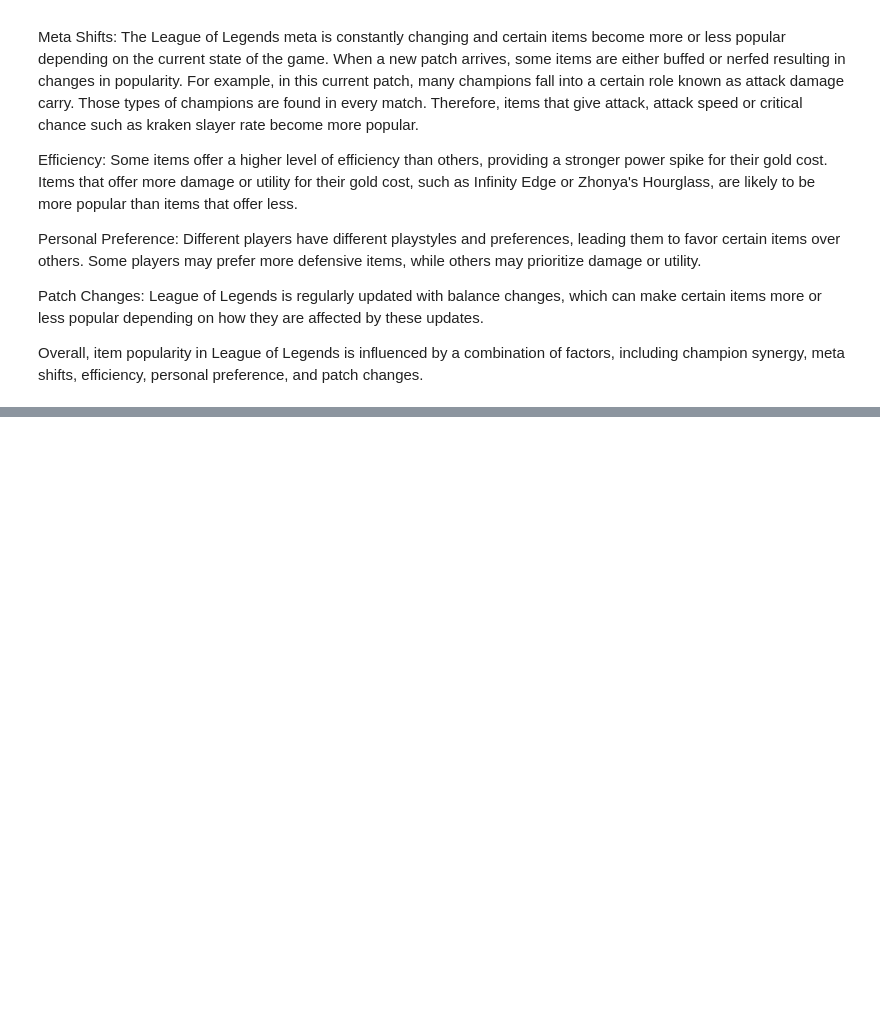
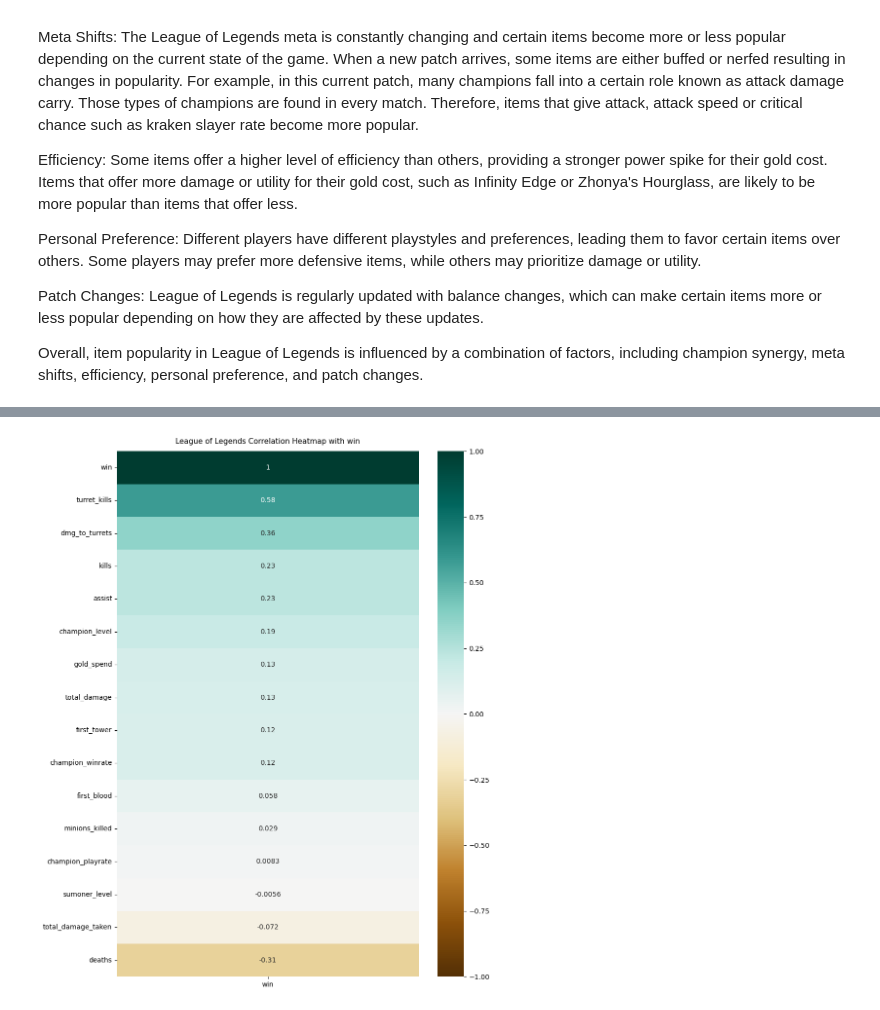
Before and after one commit to ThinhHong/Personal-Projects, a Jupyter notebook: League/Data Analysis.ipynb, the cells around one changed output, grey strips where cells are left out. Cells and saved outputs as stored; diff of their text form; code cells hidden in the pictures; blank space fills up the shorter version.

```diff
--- a/League/Data Analysis.ipynb
+++ b/League/Data Analysis.ipynb
@@ -430,0 +449,7 @@ Overall, item popularity in League of Legends is influenced by a combination of
+# %%
+df_map.corr()[['win']].sort_values(by='win', ascending=False)
+plt.figure(figsize=(10, 14))
+heatmap = sns.heatmap(df_map.corr()[['win']].sort_values(by='win', ascending=False), vmin=-1, vmax=1, annot=True, cmap='BrBG')
+heatmap.set_title('League of Legends Correlation Heatmap with win',fontdict={'fontsize':11},pad=11);
+# %% [output]
+[figure, added]
```
Also changed, not shown: parts of 17 cells of this notebook, 1 other file.
